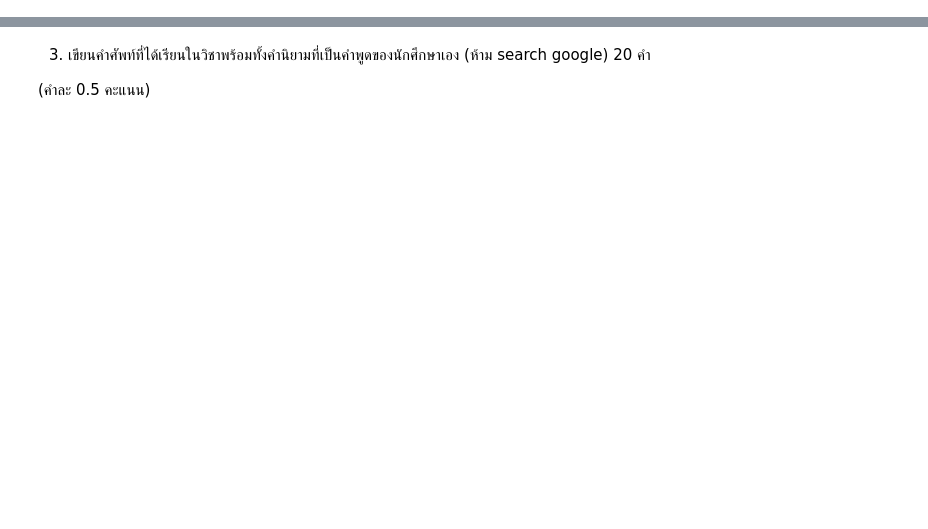
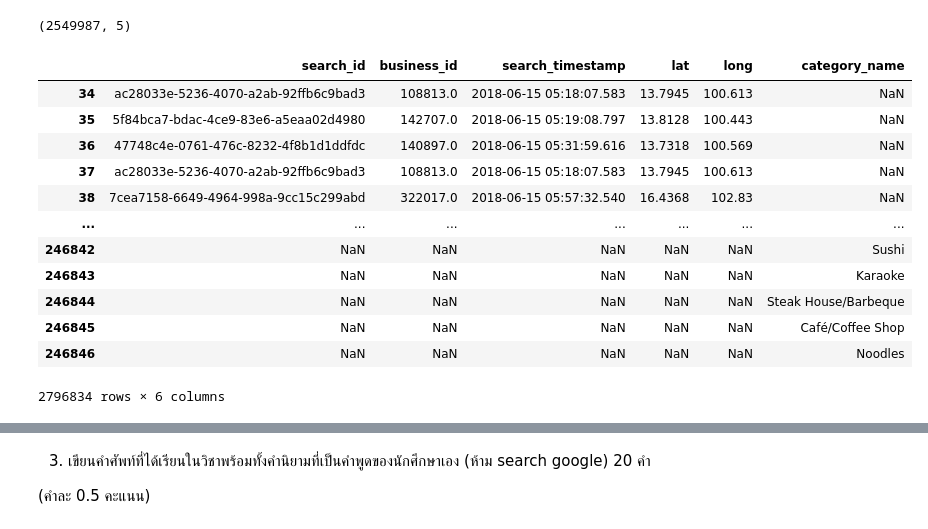
Before and after one commit to Kggzzz/KKU_data_mining, a Jupyter notebook: Final_Exam_2020.ipynb, the cells around one changed output, grey strips where cells are left out. Drawn from its saved outputs; the diff is of its cells as text; code cells hidden in the pictures; blank space fills up the shorter version.

```diff
--- a/Final_Exam_2020.ipynb
+++ b/Final_Exam_2020.ipynb
@@ -32,0 +145,4 @@ def is_food(inp):
+# %%
+search_request_df = search_request[['search_id','search_timestamp','lat','long']]
+
+#เลือกเฉพาะหัวตารางที่ต้องการ คือ 'search_id','search_timestamp','lat','long'
@@ -32,0 +172,4 @@ def is_food(inp):
+# %%
+search_request_df_nm = search_request_df.dropna()
+
+#ทำการแก้ค่า missing โดยการใช้ dropna เพื่อลบ missing นั้นออก
@@ -32,0 +190,3 @@ def is_food(inp):
+# %%
+table1= search_click_df_nm.merge(search_request_df_nm,how='left',left_on='search_id',right_on='search_id')
+table1
@@ -32,0 +207,4 @@ def is_food(inp):
+# %%
+table1 = table1.dropna()
+
+#ทำการแก้ค่า missing โดยการใช้ dropna เพื่อลบ missing นั้นออก
@@ -32,0 +220,21 @@ def is_food(inp):
+# %%
+table1.shape
+# %% [output]
+(2549987, 5)
+# %%
+table2= pandas.concat([table1,w_restaurant_df])
+table2
+# %% [output]
+|  | search_id | business_id | search_timestamp | lat | long | category_name |
+| 34 | ac28033e-5236-4070-a2ab-92ffb6c9bad3 | 108813.0 | 2018-06-15 05:18:07.583 | 13.7945 | 100.613 | NaN |
+| 35 | 5f84bca7-bdac-4ce9-83e6-a5eaa02d4980 | 142707.0 | 2018-06-15 05:19:08.797 | 13.8128 | 100.443 | NaN |
+| 36 | 47748c4e-0761-476c-8232-4f8b1d1ddfdc | 140897.0 | 2018-06-15 05:31:59.616 | 13.7318 | 100.569 | NaN |
+| 37 | ac28033e-5236-4070-a2ab-92ffb6c9bad3 | 108813.0 | 2018-06-15 05:18:07.583 | 13.7945 | 100.613 | NaN |
+| 38 | 7cea7158-6649-4964-998a-9cc15c299abd | 322017.0 | 2018-06-15 05:57:32.540 | 16.4368 | 102.83 | NaN |
+| ... | ... | ... | ... | ... | ... | ... |
+| 246842 | NaN | NaN | NaN | NaN | NaN | Sushi |
+| 246843 | NaN | NaN | NaN | NaN | NaN | Karaoke |
+| 246844 | NaN | NaN | NaN | NaN | NaN | Steak House/Barbeque |
+| 246845 | NaN | NaN | NaN | NaN | NaN | Café/Coffee Shop |
+| 246846 | NaN | NaN | NaN | NaN | NaN | Noodles |
+2796834 rows × 6 columns
```
Also changed, not shown: parts of 38 cells of this notebook.
